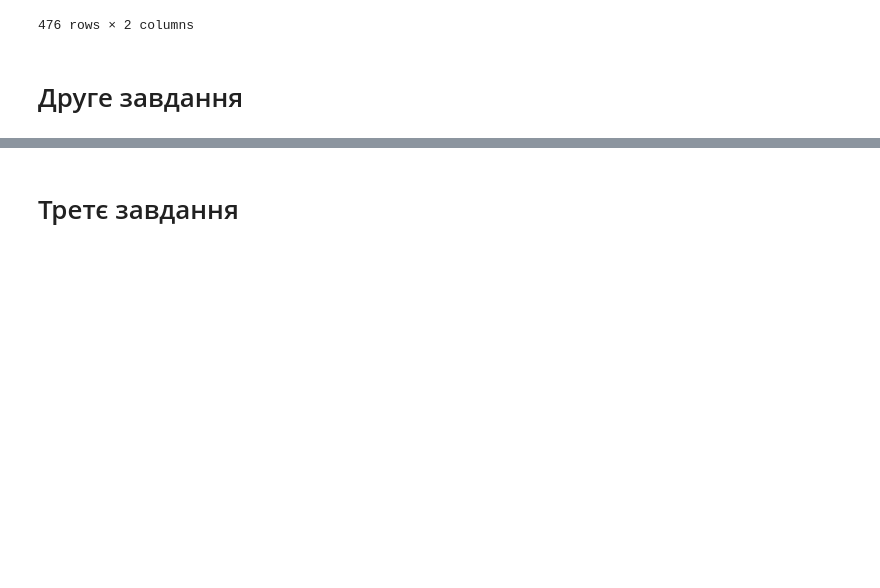
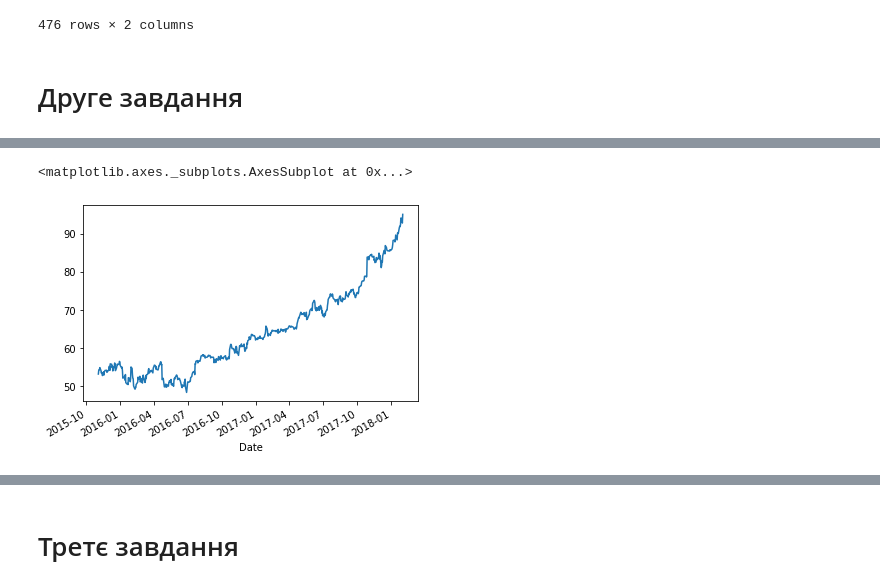
Before and after one commit to mezgoodle/ad_labs, a Jupyter notebook: docs/lab5/lab5.ipynb, the cells around one changed output, grey strips where cells are left out. Cells and saved outputs as stored; diff of their text form; code cells hidden in the pictures; blank space fills up the shorter version.

```diff
--- a/docs/lab5/lab5.ipynb
+++ b/docs/lab5/lab5.ipynb
@@ -185,0 +203,5 @@ merged_series
+# %%
+close_series['2015-11': '2018-01'].plot()
+# %% [output]
+<matplotlib.axes._subplots.AxesSubplot at 0x...>
+[figure, added]
```
Also changed, not shown: parts of 6 cells of this notebook.
